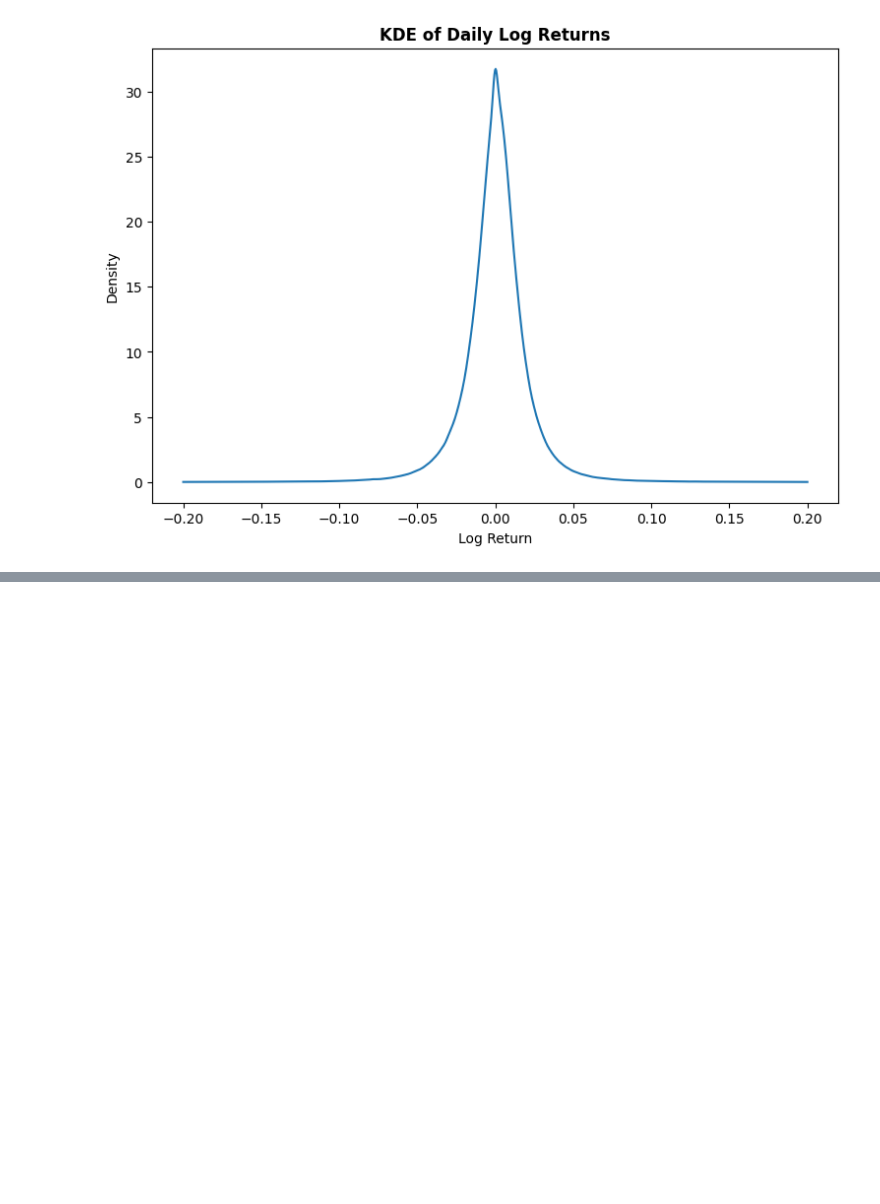
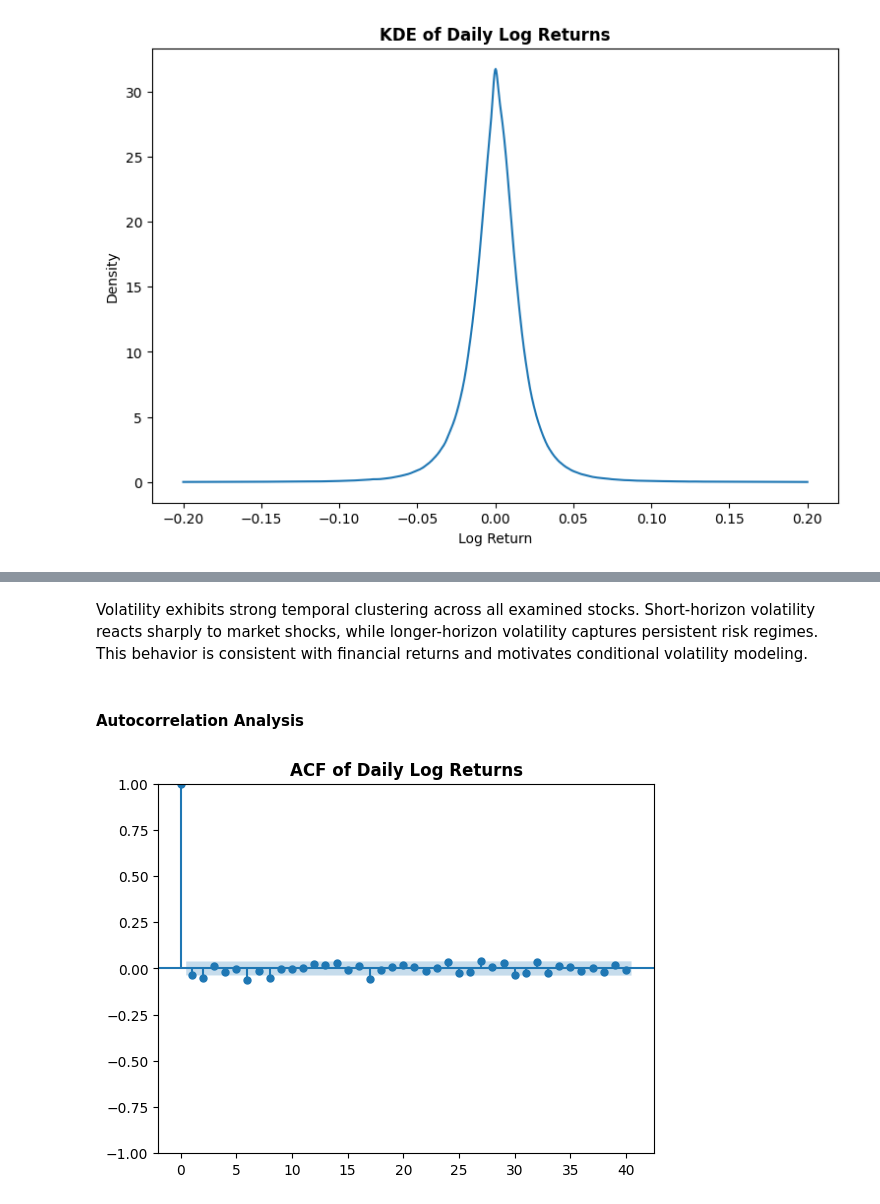
Before and after one commit to gorkemyencak/stock-volatility-time-series-analysis, a Jupyter notebook: main.ipynb, the cells around one changed output, grey strips where cells are left out. Cells and saved outputs as stored; diff of their text form; code cells hidden in the pictures; blank space fills up the shorter version.

```diff
--- a/main.ipynb
+++ b/main.ipynb
@@ -313,0 +367,14 @@ x = np.linspace(returns.min(), returns.max(), 1000)
+# %% [markdown]
+Volatility exhibits strong temporal clustering across all examined stocks. Short-horizon volatility reacts sharply to market shocks, while longer-horizon volatility captures persistent risk regimes. This behavior is consistent with financial returns and motivates conditional volatility modeling.
+# %% [markdown]
+#### Autocorrelation Analysis
+# %%
+# Returns ACF
+sample_ticker = list(feature_data.keys())[0]
+sample_df = feature_data_df[feature_data_df["Ticker"] == sample_ticker]
+
+plot_acf(sample_df['log_return_1d'], lags = 40)
+plt.title('ACF of Daily Log Returns', fontweight = 'bold')
+plt.show()
+# %% [output]
+[figure, added]
```
Also changed, not shown: parts of 14 cells of this notebook, 1 other file.
